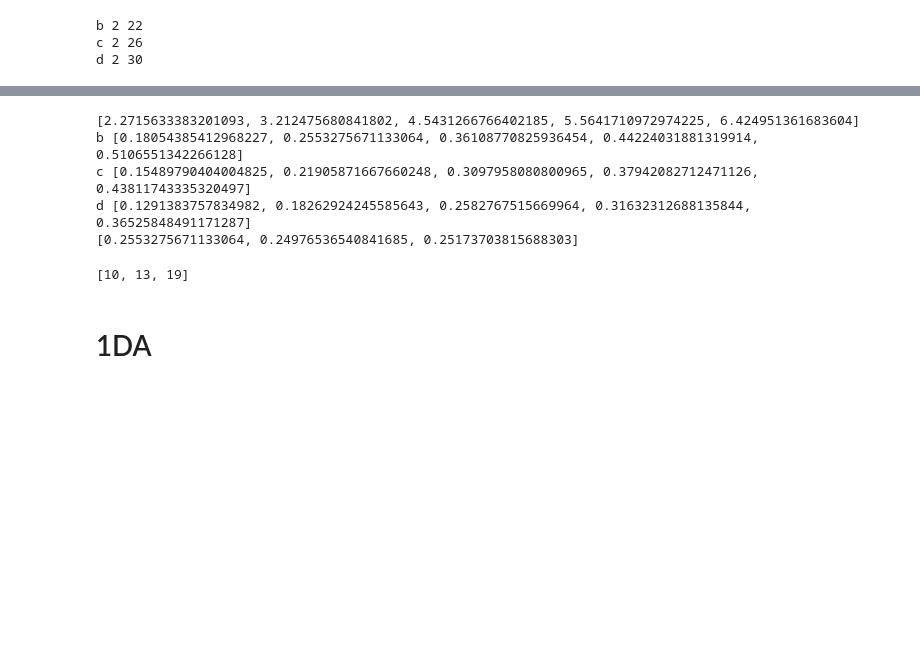
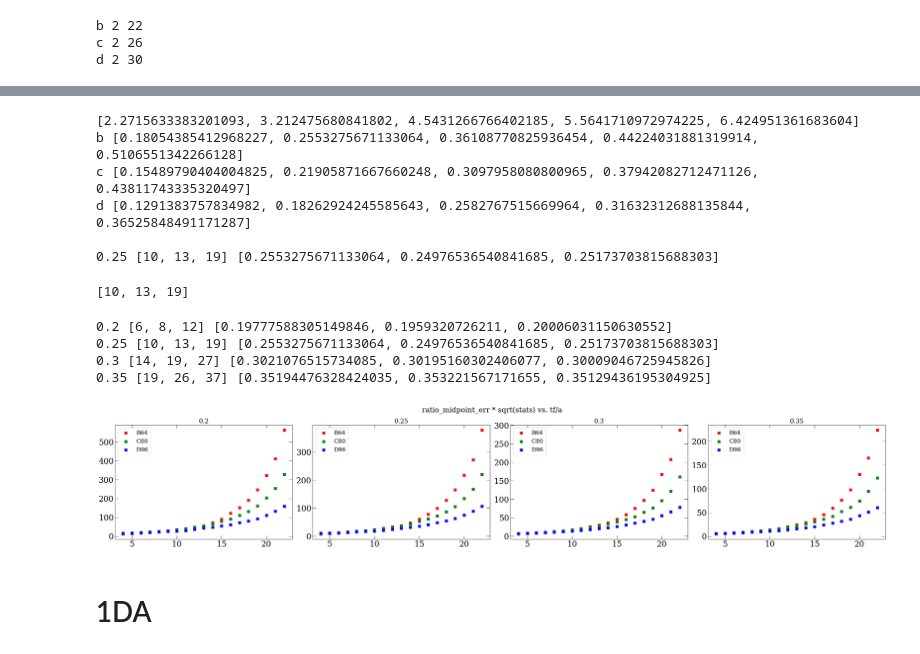
Before and after one commit to lee14916/glwc3, a Jupyter notebook: project2/05_moments/check_scaling.ipynb, the cells around one changed output, grey strips where cells are left out. Cells and saved outputs as stored; diff of their text form; code cells hidden in the pictures; blank space fills up the shorter version.

```diff
--- a/project2/05_moments/check_scaling.ipynb
+++ b/project2/05_moments/check_scaling.ipynb
@@ -436,14 +508,14 @@ d 2 30
 # %%
 nsts=[5,10,20,30,40]
+rho_stout=0.129
 print([np.sqrt(8*rho_stout*nst) for nst in nsts])
 for ens in enss:
-    rho_stout=0.129
     print(ens,[yu.ens2a[ens]*np.sqrt(8*rho_stout*nst) for nst in nsts])
-
+print()
 def get(lbd):
     nsts=[round((lbd/(yu.ens2a[ens]*np.sqrt(8*rho_stout)))**2) for ens in enss]
     lbds=[yu.ens2a[ens]*np.sqrt(8*rho_stout*nst) for ens,nst in zip(enss,nsts)]
-    print(lbds)
+    print(lbd,nsts,lbds)
     return nsts
 
 get(0.25)
@@ -452,8 +524,48 @@ get(0.25)
 b [0.18054385412968227, 0.2553275671133064, 0.36108770825936454, 0.44224031881319914, 0.5106551342266128]
 c [0.15489790404004825, 0.21905871667660248, 0.3097958080800965, 0.37942082712471126, 0.43811743335320497]
 d [0.1291383757834982, 0.18262924245585643, 0.2582767515669964, 0.31632312688135844, 0.36525848491171287]
-[0.2553275671133064, 0.24976536540841685, 0.25173703815688303]
+
+0.25 [10, 13, 19] [0.2553275671133064, 0.24976536540841685, 0.25173703815688303]
 [10, 13, 19]
+# %%
+ens2Nsrcs={
+    'b':200+85+64,
+    'c':650,
+    'd':256+112,
+    'e':100+127+84,
+}
+
+lbds=[0.20,0.25,0.30,0.35]
+flas=['']
+
+fig, axs = yu.getFigAxs(len(flas),len(lbds))
+fig.suptitle('ratio_midpoint_err * sqrt(stats) vs. tf/a')
+yu.addRowHeader(axs,flas)
+yu.addColHeader(axs,lbds)
+for ifla,fla in enumerate(flas):
+    for ilbd,lbd in enumerate(lbds):
+        ax=axs[ifla,ilbd]
+        nsts=get(lbd)
+        for iens,ens in enumerate(enss):
+            xunit=yu.ens2a[ens]
+            g=f'jg;stout{nsts[iens]}'
+
+            for itf,tf in enumerate(range(4,23)):
+                t=key2tf2ratio[(ens,g)][tf][:,tf//2]
+
+                Ncfg=len(t); Nsrc=ens2Nsrcs[ens]
+                rescale=np.sqrt(Ncfg*Nsrc)
+                mean,err=yu.jackme(t)
+                plt_y=err*rescale*(yu.ens2a[ens]**(0))
+                ax.scatter(tf,plt_y, color=yu.colors8[iens], marker='s', label=yu.ens2label[ens] if itf==0 else None)
+        ax.legend()
+yu.finalizePlot()
+# %% [output]
+0.2 [6, 8, 12] [0.19777588305149846, 0.1959320726211, 0.20006031150630552]
+0.25 [10, 13, 19] [0.2553275671133064, 0.24976536540841685, 0.25173703815688303]
+0.3 [14, 19, 27] [0.3021076515734085, 0.30195160302406077, 0.30009046725945826]
+0.35 [19, 26, 37] [0.35194476328424035, 0.353221567171655, 0.35129436195304925]
+[figure, added]
 # %% [markdown]
 # 1DA
 # %%
```
Also changed, not shown: parts of 7 cells of this notebook, 21 other files.
